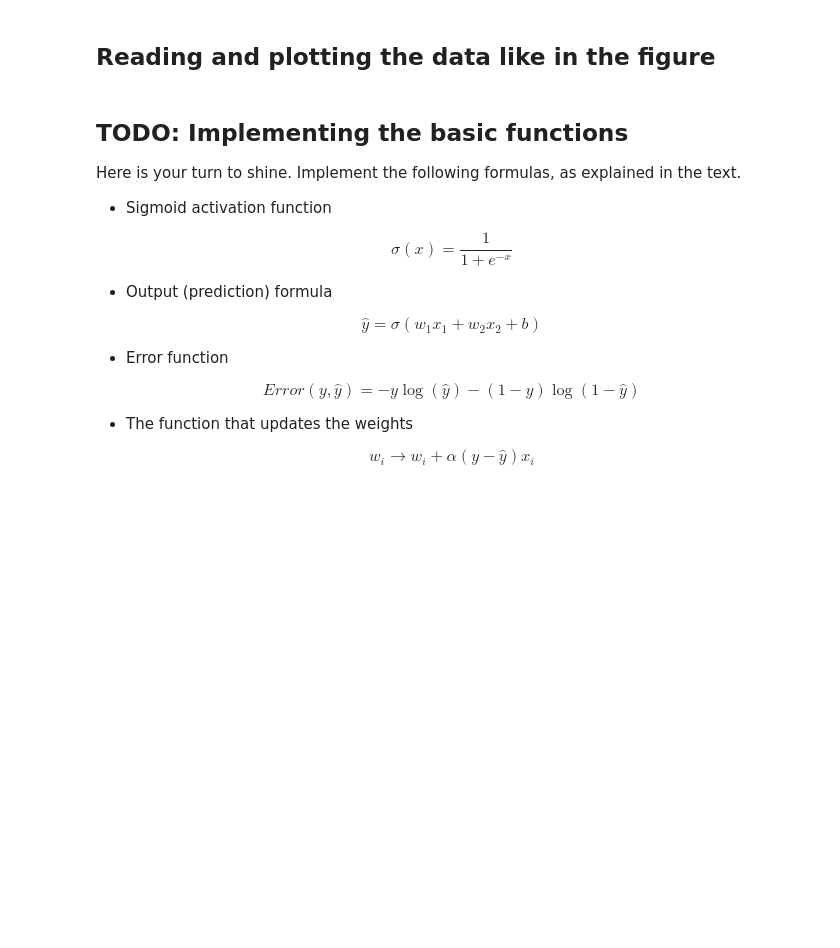
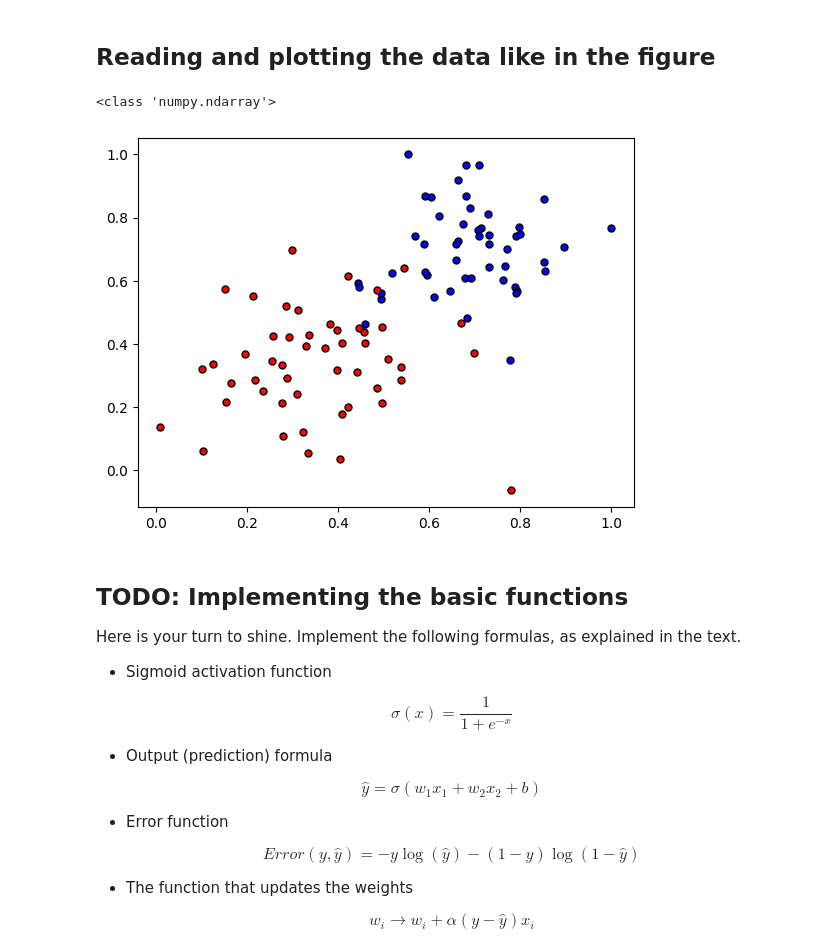
Before and after one commit to johnnybinh/kaggle_notebook, a Jupyter notebook: Copy_of_GradientDescent_implementation.ipynb, the cells around one changed output. Drawn from its saved outputs; the diff is of its cells as text; code cells hidden in the pictures; blank space fills up the shorter version.

```diff
--- a/Copy_of_GradientDescent_implementation.ipynb
+++ b/Copy_of_GradientDescent_implementation.ipynb
@@ -24,6 +25,16 @@ def display(m, b, color='g--'):
     plt.plot(x, m*x+b, color)
 # %% [markdown]
 ## Reading and plotting the data like in the figure
+# %%
+df = pd.read_csv('/content/data.csv', header=None)
+df.head()
+X = np.array(df[[0, 1]])
+y = np.array(df[2])
+plot_points(X,y)
+plt.show()
+# %% [output]
+<class 'numpy.ndarray'>
+[figure, added]
 # %% [markdown]
 ## TODO: Implementing the basic functions
 Here is your turn to shine. Implement the following formulas, as explained in the text.
```
Also changed, not shown: parts of 4 cells of this notebook.
